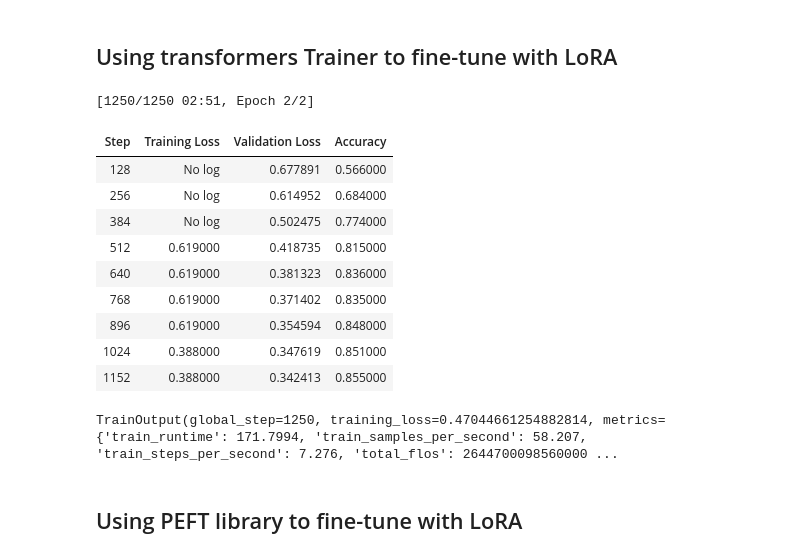
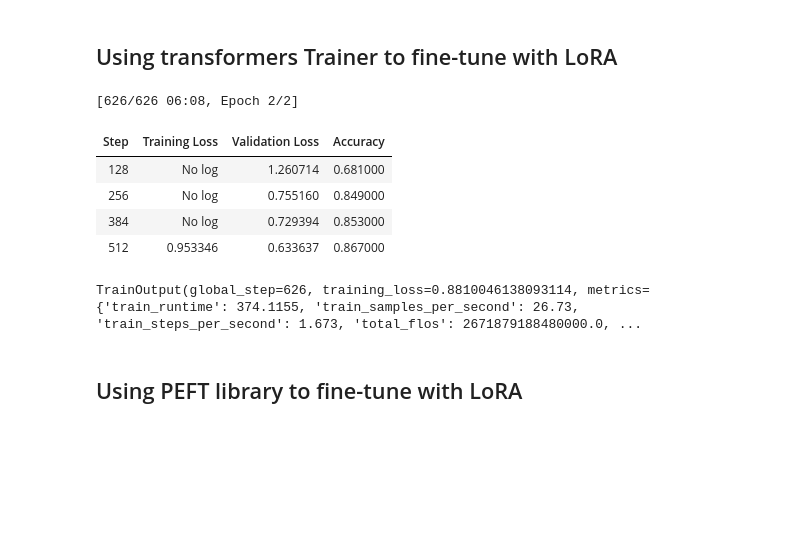
Before and after one commit to KhanSimon/text_mining_1, a Jupyter notebook: lab 5/lora.ipynb, the cells around one changed output. Saved outputs shown, nothing was run; the diff lists cells and outputs as text; code cells hidden in the pictures; blank space fills up the shorter version.

```diff
--- a/lab 5/lora.ipynb
+++ b/lab 5/lora.ipynb
@@ -200,19 +250,15 @@ trainer = Trainer(
     compute_metrics=compute_metrics,
 )
 # %%
+trainer.train()
 # %% [output]
-[1250/1250 02:51, Epoch 2/2]
+[626/626 06:08, Epoch 2/2]
 | Step | Training Loss | Validation Loss | Accuracy |
-| 128 | No log | 0.677891 | 0.566000 |
-| 256 | No log | 0.614952 | 0.684000 |
-| 384 | No log | 0.502475 | 0.774000 |
-| 512 | 0.619000 | 0.418735 | 0.815000 |
-| 640 | 0.619000 | 0.381323 | 0.836000 |
-| 768 | 0.619000 | 0.371402 | 0.835000 |
-| 896 | 0.619000 | 0.354594 | 0.848000 |
-| 1024 | 0.388000 | 0.347619 | 0.851000 |
-| 1152 | 0.388000 | 0.342413 | 0.855000 |
+| 128 | No log | 1.260714 | 0.681000 |
+| 256 | No log | 0.755160 | 0.849000 |
+| 384 | No log | 0.729394 | 0.853000 |
+| 512 | 0.953346 | 0.633637 | 0.867000 |
-TrainOutput(global_step=1250, training_loss=0.47044661254882814, metrics={'train_runtime': 171.7994, 'train_samples_per_second': 58.207, 'train_steps_per_second': 7.276, 'total_flos': 2644700098560000 ...
+TrainOutput(global_step=626, training_loss=0.8810046138093114, metrics={'train_runtime': 374.1155, 'train_samples_per_second': 26.73, 'train_steps_per_second': 1.673, 'total_flos': 2671879188480000.0, ...
 # %% [markdown]
 ## Using PEFT library to fine-tune with LoRA
 # %%
```
Also changed, not shown: parts of 11 cells of this notebook.
